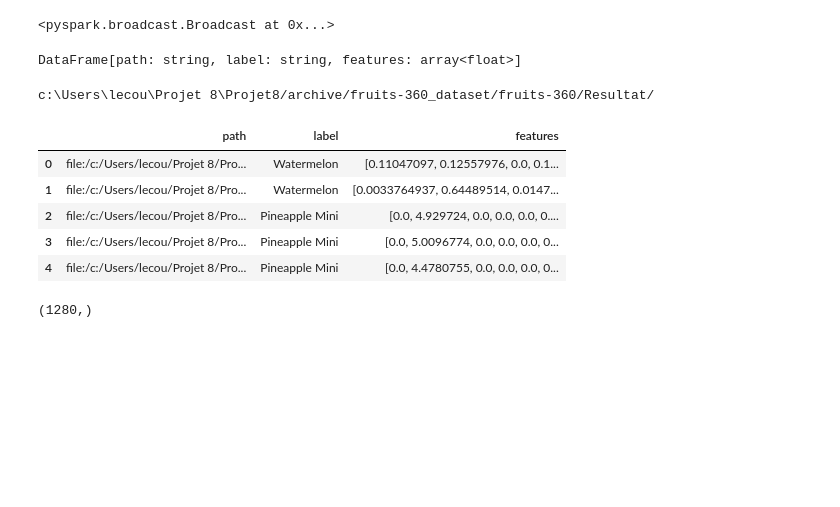
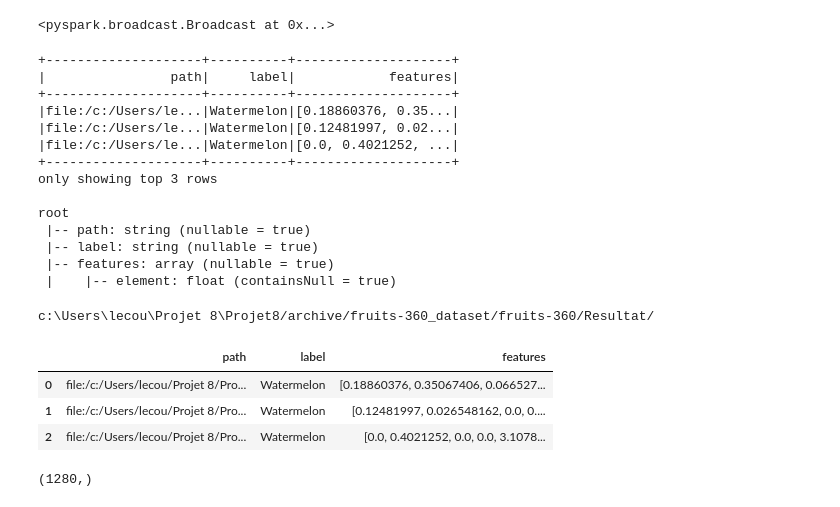
Before and after one commit to CecileLecoublet/Projet8, a Jupyter notebook: Projet 8.ipynb, the cells around one changed output. Saved outputs shown, nothing was run; the diff lists cells and outputs as text; code cells hidden in the pictures; blank space fills up the shorter version.

```diff
--- a/Projet 8.ipynb
+++ b/Projet 8.ipynb
@@ -241,9 +238,23 @@ features_df = images.repartition(20).select(col("path"),
                                             col("label"),
                                             featurize_udf("content").alias("features")
                                            )
-features_df
+features_df.show(3)
+features_df.printSchema()
 # %% [output]
-DataFrame[path: string, label: string, features: array<float>]
++--------------------+----------+--------------------+
+|                path|     label|            features|
++--------------------+----------+--------------------+
+|file:/c:/Users/le...|Watermelon|[0.18860376, 0.35...|
+|file:/c:/Users/le...|Watermelon|[0.12481997, 0.02...|
+|file:/c:/Users/le...|Watermelon|[0.0, 0.4021252, ...|
++--------------------+----------+--------------------+
+only showing top 3 rows
+
+root
+ |-- path: string (nullable = true)
+ |-- label: string (nullable = true)
+ |-- features: array (nullable = true)
+ |    |-- element: float (containsNull = true)
 # %%
 print(PATH_Result)
 # %% [output]
@@ -252,14 +263,12 @@ c:\Users\lecou\Projet 8\Projet8/archive/fruits-360_dataset/fruits-360/Resultat/
 features_df.write.mode("overwrite").parquet(PATH_Result)
 # %%
 df = pd.read_parquet(PATH_Result, engine='pyarrow')
-df.head()
+df.head(3)
 # %% [output]
 |  | path | label | features |
-| 0 | file:/c:/Users/lecou/Projet 8/Pro... | Watermelon | [0.11047097, 0.12557976, 0.0, 0.1... |
-| 1 | file:/c:/Users/lecou/Projet 8/Pro... | Watermelon | [0.0033764937, 0.64489514, 0.0147... |
-| 2 | file:/c:/Users/lecou/Projet 8/Pro... | Pineapple Mini | [0.0, 4.929724, 0.0, 0.0, 0.0, 0.... |
-| 3 | file:/c:/Users/lecou/Projet 8/Pro... | Pineapple Mini | [0.0, 5.0096774, 0.0, 0.0, 0.0, 0... |
-| 4 | file:/c:/Users/lecou/Projet 8/Pro... | Pineapple Mini | [0.0, 4.4780755, 0.0, 0.0, 0.0, 0... |
+| 0 | file:/c:/Users/lecou/Projet 8/Pro... | Watermelon | [0.18860376, 0.35067406, 0.066527... |
+| 1 | file:/c:/Users/lecou/Projet 8/Pro... | Watermelon | [0.12481997, 0.026548162, 0.0, 0.... |
+| 2 | file:/c:/Users/lecou/Projet 8/Pro... | Watermelon | [0.0, 0.4021252, 0.0, 0.0, 3.1078... |
 # %%
 df.loc[0,'features'].shape
 # %% [output]
```
Also changed, not shown: parts of 10 cells of this notebook.
